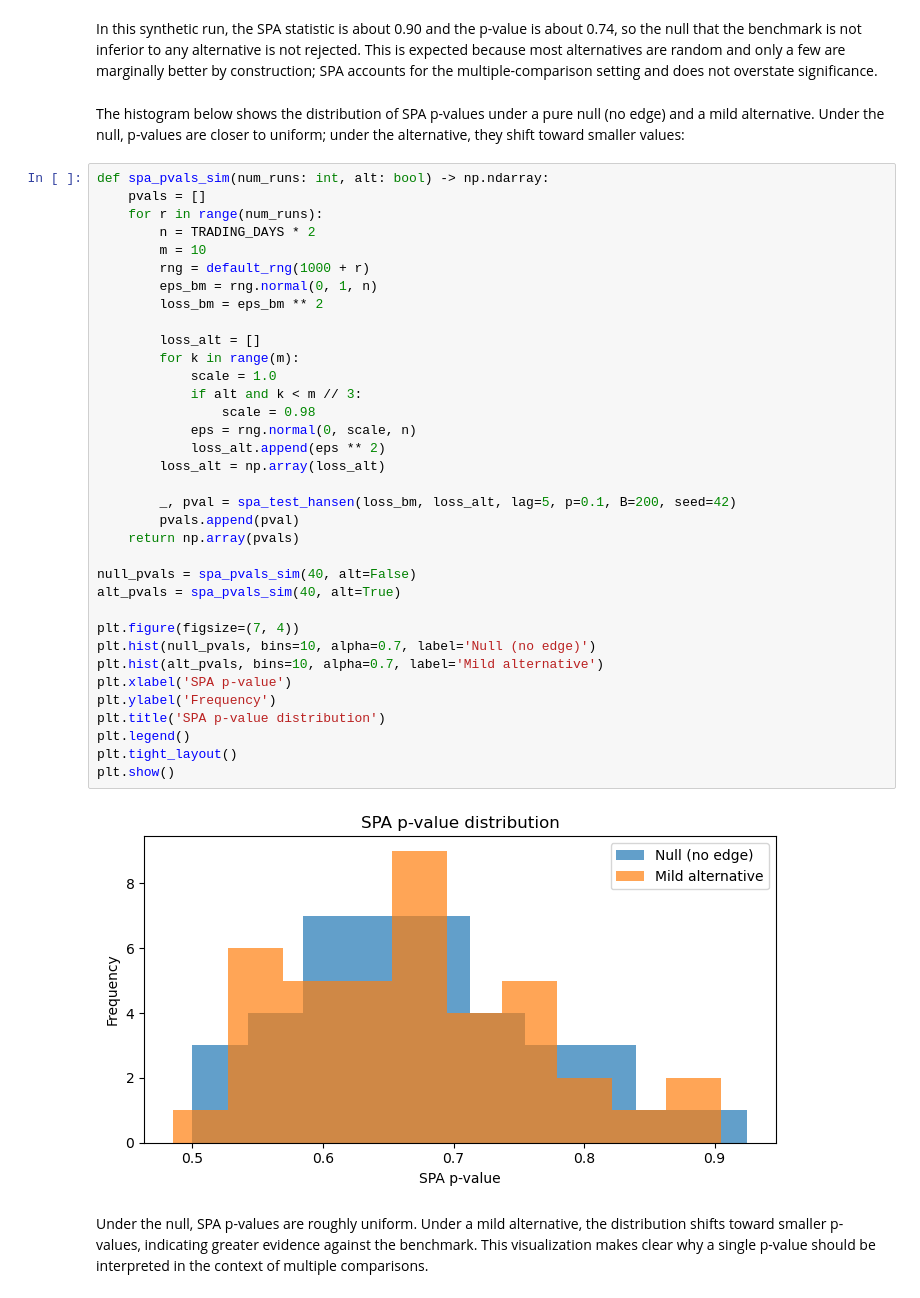
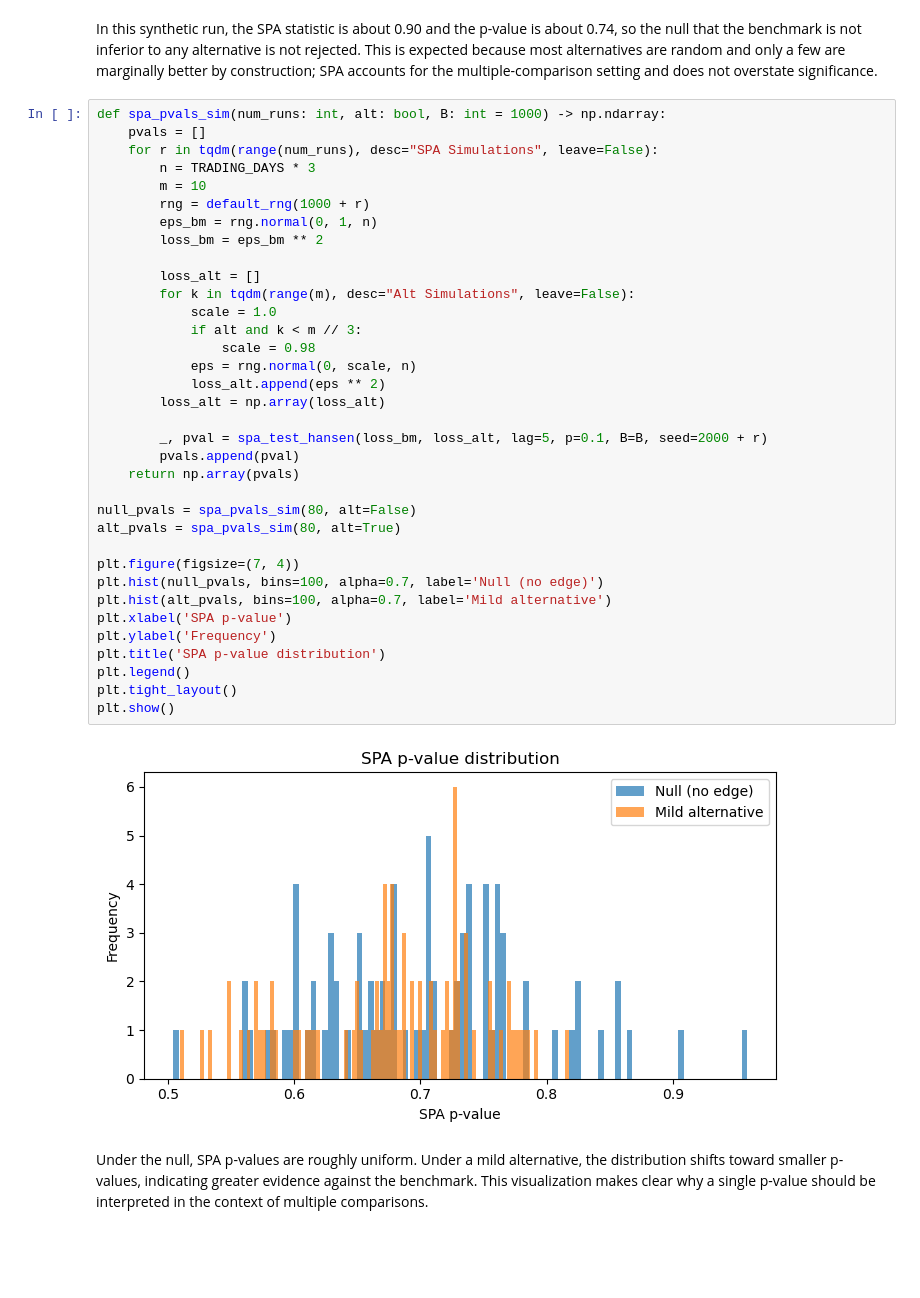
Before and after one commit to adamd1985/quant_research, a Jupyter notebook: portfolio_ml_trails_no_phacking_testing.ipynb, the cells around one changed output. Saved outputs shown, nothing was run; the diff lists cells and outputs as text; blank space fills up the shorter version.

```diff
--- a/portfolio_ml_trails_no_phacking_testing.ipynb
+++ b/portfolio_ml_trails_no_phacking_testing.ipynb
@@ -583,45 +584,43 @@ stat, pval
 (np.float64(0.9003861740121412), np.float64(0.74))
 # %% [markdown]
 In this synthetic run, the SPA statistic is about 0.90 and the p-value is about 0.74, so the null that the benchmark is not inferior to any alternative is not rejected. This is expected because most alternatives are random and only a few are marginally better by construction; SPA accounts for the multiple-comparison setting and does not overstate significance.
-# %% [markdown]
-The histogram below shows the distribution of SPA p-values under a pure null (no edge) and a mild alternative. Under the null, p-values are closer to uniform; under the alternative, they shift toward smaller values:
 # %%
-def spa_pvals_sim(num_runs: int, alt: bool) -> np.ndarray:
+def spa_pvals_sim(num_runs: int, alt: bool, B: int = 1000) -> np.ndarray:
     pvals = []
-    for r in range(num_runs):
-        n = TRADING_DAYS * 2
+    for r in tqdm(range(num_runs), desc="SPA Simulations", leave=False):
+        n = TRADING_DAYS * 3
         m = 10
         rng = default_rng(1000 + r)
         eps_bm = rng.normal(0, 1, n)
         loss_bm = eps_bm ** 2
 
         loss_alt = []
-        for k in range(m):
+        for k in tqdm(range(m), desc="Alt Simulations", leave=False):
             scale = 1.0
             if alt and k < m // 3:
                 scale = 0.98
             eps = rng.normal(0, scale, n)
             loss_alt.append(eps ** 2)
         loss_alt = np.array(loss_alt)
 
-        _, pval = spa_test_hansen(loss_bm, loss_alt, lag=5, p=0.1, B=200, seed=42)
+        _, pval = spa_test_hansen(loss_bm, loss_alt, lag=5, p=0.1, B=B, seed=2000 + r)
         pvals.append(pval)
     return np.array(pvals)
 
-null_pvals = spa_pvals_sim(40, alt=False)
-alt_pvals = spa_pvals_sim(40, alt=True)
+null_pvals = spa_pvals_sim(80, alt=False)
+alt_pvals = spa_pvals_sim(80, alt=True)
 
 plt.figure(figsize=(7, 4))
-plt.hist(null_pvals, bins=10, alpha=0.7, label='Null (no edge)')
-plt.hist(alt_pvals, bins=10, alpha=0.7, label='Mild alternative')
+plt.hist(null_pvals, bins=100, alpha=0.7, label='Null (no edge)')
+plt.hist(alt_pvals, bins=100, alpha=0.7, label='Mild alternative')
 plt.xlabel('SPA p-value')
 plt.ylabel('Frequency')
 plt.title('SPA p-value distribution')
 plt.legend()
 plt.tight_layout()
 plt.show()
 # %% [output]
-[figure, old version]
+[figure, new version]
 # %% [markdown]
 Under the null, SPA p-values are roughly uniform. Under a mild alternative, the distribution shifts toward smaller p-values, indicating greater evidence against the benchmark. This visualization makes clear why a single p-value should be interpreted in the context of multiple comparisons.
 # %%
```
Also changed, not shown: parts of 3 cells of this notebook.
